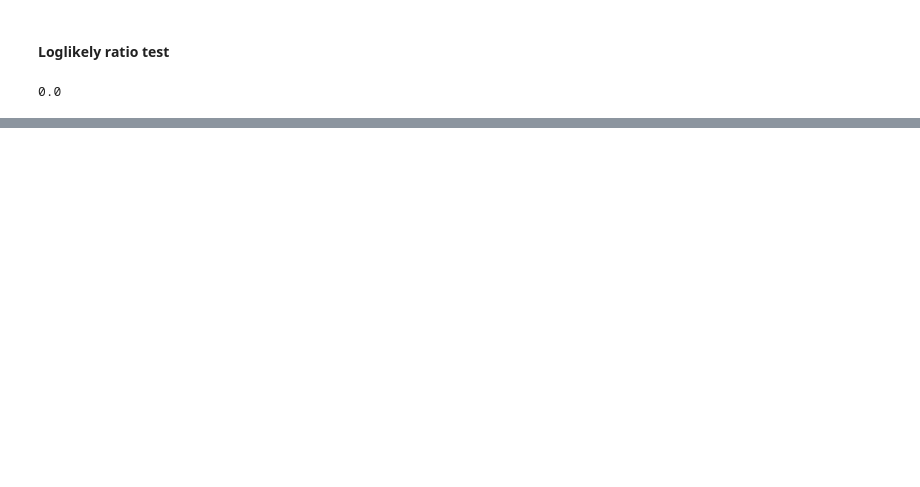
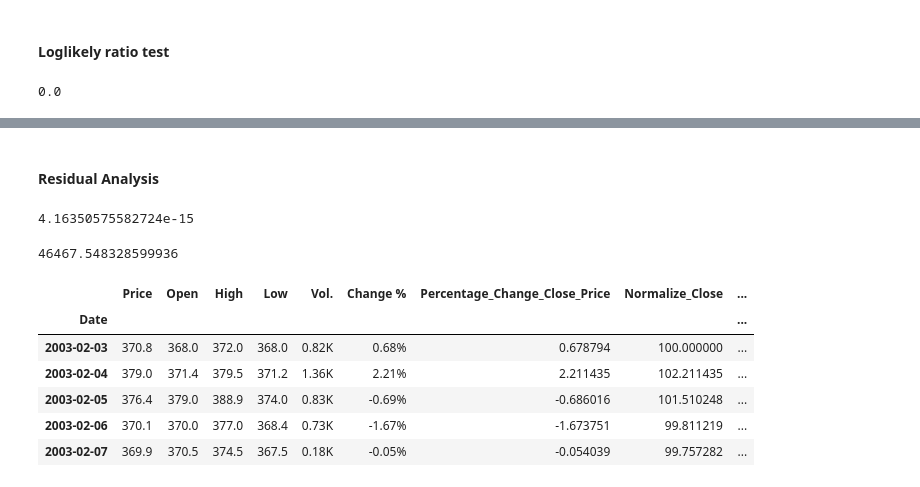
Before and after one commit to jaybfn/Gold_Price_Forecasting, a Jupyter notebook: model.ipynb, the cells around one changed output, grey strips where cells are left out. Cells and saved outputs as stored; diff of their text form; code cells hidden in the pictures; blank space fills up the shorter version.

```diff
--- a/model.ipynb
+++ b/model.ipynb
@@ -176,0 +313,4 @@ LLR(model_AR, model_AR_5, DF = 1)
+# %%
+model_AR_Norm_ch = AutoReg(df_train.Normalize_Close_Percentage_Change, lags = 10)
+result_model_AR_Norm_ch = model_AR_Norm_ch.fit()
+print(result_model_AR_Norm_ch.summary())
@@ -176,0 +335,22 @@ LLR(model_AR, model_AR_5, DF = 1)
+# %% [markdown]
+#### Residual Analysis
+# %%
+df_train['residual_price'] = model_AR_Norm_ch.fit().resid
+# %%
+df_train.residual_price.mean()
+# %% [output]
+4.16350575582724e-15
+# %%
+df_train.residual_price.var()
+# %% [output]
+46467.548328599936
+# %%
+df_train.head()
+# %% [output]
+|  | Price | Open | High | Low | Vol. | Change % | Percentage_Change_Close_Price | Normalize_Close | ... |
+| Date |  |  |  |  |  |  |  |  | ... |
+| 2003-02-03 | 370.8 | 368.0 | 372.0 | 368.0 | 0.82K | 0.68% | 0.678794 | 100.000000 | ... |
+| 2003-02-04 | 379.0 | 371.4 | 379.5 | 371.2 | 1.36K | 2.21% | 2.211435 | 102.211435 | ... |
+| 2003-02-05 | 376.4 | 379.0 | 388.9 | 374.0 | 0.83K | -0.69% | -0.686016 | 101.510248 | ... |
+| 2003-02-06 | 370.1 | 370.0 | 377.0 | 368.4 | 0.73K | -1.67% | -1.673751 | 99.811219 | ... |
+| 2003-02-07 | 369.9 | 370.5 | 374.5 | 367.5 | 0.18K | -0.05% | -0.054039 | 99.757282 | ... |
```
Also changed, not shown: parts of 25 cells of this notebook.
